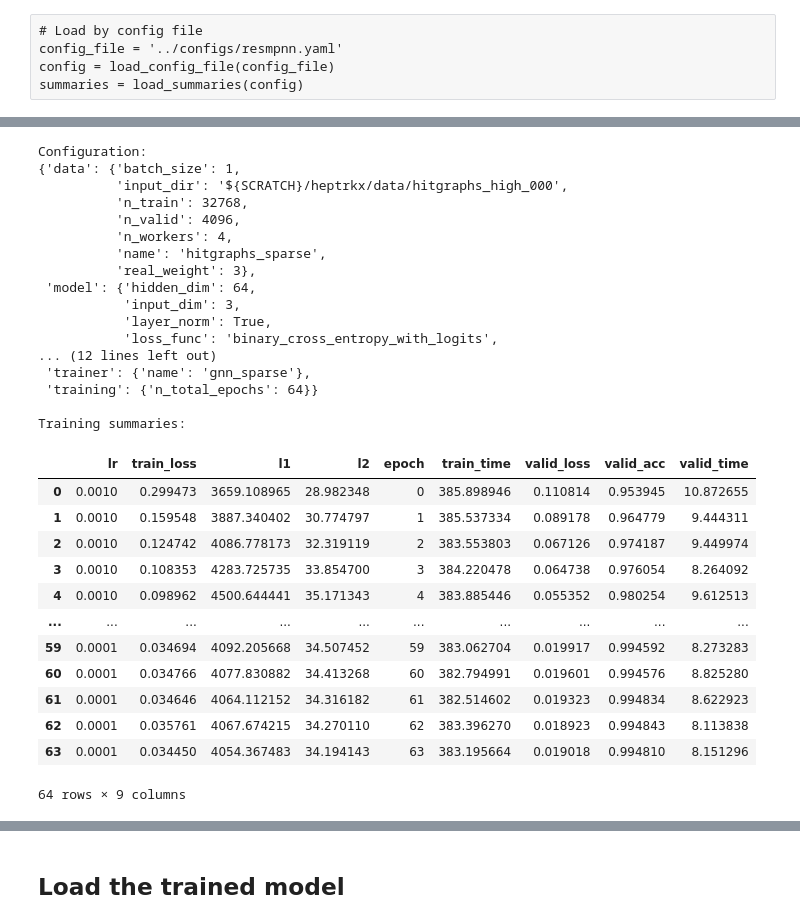
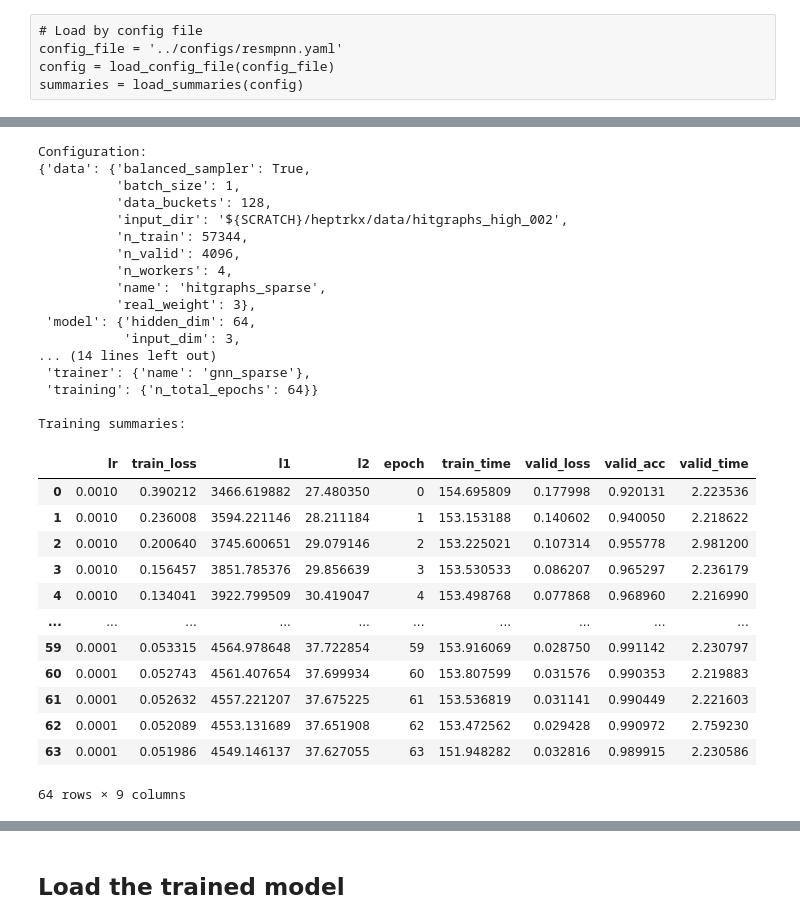
Before and after one commit to sparticlesteve/heptrkx-gnn-tracking, a Jupyter notebook: notebooks/EvalMPNN.ipynb, the cells around one changed output, grey strips where cells are left out. Drawn from its saved outputs; the diff is of its cells as text; code cells hidden in the pictures.

```diff
--- a/notebooks/EvalMPNN.ipynb
+++ b/notebooks/EvalMPNN.ipynb
@@ -41,7 +41,7 @@ config = load_config_file(config_file)
 summaries = load_summaries(config)
 # %%
 # Load by directory (preferred)
-result_base = os.path.expandvars('$SCRATCH/heptrkx/results')
+result_base = os.path.expandvars('$SCRATCH/heptrkx/results_balanced')
 # %%
 ls $result_base
 # %% [output]
@@ -65,44 +54,44 @@ hpo_agnn_534171_2/        mpnn_hpo_526841_24/  test/
 # %%
-result_name = 'mpnn_010'
+result_name = 'mpnn_001'
 result_dir = os.path.join(result_base, result_name)
 
 config = load_config_dir(result_dir)
 print('Configuration:')
 pprint.pprint(config)
 
 summaries = load_summaries(config)
 print('\nTraining summaries:')
 summaries
 # %% [output]
 Configuration:
-{'data': {'batch_size': 1,
-          'input_dir': '${SCRATCH}/heptrkx/data/hitgraphs_high_000',
-          'n_train': 32768,
+{'data': {'balanced_sampler': True,
+          'batch_size': 1,
+          'data_buckets': 128,
+          'input_dir': '${SCRATCH}/heptrkx/data/hitgraphs_high_002',
+          'n_train': 57344,
           'n_valid': 4096,
           'n_workers': 4,
           'name': 'hitgraphs_sparse',
           'real_weight': 3},
  'model': {'hidden_dim': 64,
            'input_dim': 3,
-           'layer_norm': True,
-           'loss_func': 'binary_cross_entropy_with_logits',
-... (12 lines left out)
+... (14 lines left out)
  'trainer': {'name': 'gnn_sparse'},
  'training': {'n_total_epochs': 64}}
 
 Training summaries:
 |  | lr | train_loss | l1 | l2 | epoch | train_time | valid_loss | valid_acc | valid_time |
-| 0 | 0.0010 | 0.299473 | 3659.108965 | 28.982348 | 0 | 385.898946 | 0.110814 | 0.953945 | 10.872655 |
-| 1 | 0.0010 | 0.159548 | 3887.340402 | 30.774797 | 1 | 385.537334 | 0.089178 | 0.964779 | 9.444311 |
-| 2 | 0.0010 | 0.124742 | 4086.778173 | 32.319119 | 2 | 383.553803 | 0.067126 | 0.974187 | 9.449974 |
-| 3 | 0.0010 | 0.108353 | 4283.725735 | 33.854700 | 3 | 384.220478 | 0.064738 | 0.976054 | 8.264092 |
-| 4 | 0.0010 | 0.098962 | 4500.644441 | 35.171343 | 4 | 383.885446 | 0.055352 | 0.980254 | 9.612513 |
+| 0 | 0.0010 | 0.390212 | 3466.619882 | 27.480350 | 0 | 154.695809 | 0.177998 | 0.920131 | 2.223536 |
+| 1 | 0.0010 | 0.236008 | 3594.221146 | 28.211184 | 1 | 153.153188 | 0.140602 | 0.940050 | 2.218622 |
+| 2 | 0.0010 | 0.200640 | 3745.600651 | 29.079146 | 2 | 153.225021 | 0.107314 | 0.955778 | 2.981200 |
+| 3 | 0.0010 | 0.156457 | 3851.785376 | 29.856639 | 3 | 153.530533 | 0.086207 | 0.965297 | 2.236179 |
+| 4 | 0.0010 | 0.134041 | 3922.799509 | 30.419047 | 4 | 153.498768 | 0.077868 | 0.968960 | 2.216990 |
 | ... | ... | ... | ... | ... | ... | ... | ... | ... | ... |
-| 59 | 0.0001 | 0.034694 | 4092.205668 | 34.507452 | 59 | 383.062704 | 0.019917 | 0.994592 | 8.273283 |
-| 60 | 0.0001 | 0.034766 | 4077.830882 | 34.413268 | 60 | 382.794991 | 0.019601 | 0.994576 | 8.825280 |
-| 61 | 0.0001 | 0.034646 | 4064.112152 | 34.316182 | 61 | 382.514602 | 0.019323 | 0.994834 | 8.622923 |
-| 62 | 0.0001 | 0.035761 | 4067.674215 | 34.270110 | 62 | 383.396270 | 0.018923 | 0.994843 | 8.113838 |
-| 63 | 0.0001 | 0.034450 | 4054.367483 | 34.194143 | 63 | 383.195664 | 0.019018 | 0.994810 | 8.151296 |
+| 59 | 0.0001 | 0.053315 | 4564.978648 | 37.722854 | 59 | 153.916069 | 0.028750 | 0.991142 | 2.230797 |
+| 60 | 0.0001 | 0.052743 | 4561.407654 | 37.699934 | 60 | 153.807599 | 0.031576 | 0.990353 | 2.219883 |
+| 61 | 0.0001 | 0.052632 | 4557.221207 | 37.675225 | 61 | 153.536819 | 0.031141 | 0.990449 | 2.221603 |
+| 62 | 0.0001 | 0.052089 | 4553.131689 | 37.651908 | 62 | 153.472562 | 0.029428 | 0.990972 | 2.759230 |
+| 63 | 0.0001 | 0.051986 | 4549.146137 | 37.627055 | 63 | 151.948282 | 0.032816 | 0.989915 | 2.230586 |
 64 rows × 9 columns
 # %%
 plot_train_history(summaries)
```
Also changed, not shown: parts of 10 cells of this notebook, 2 other files.
